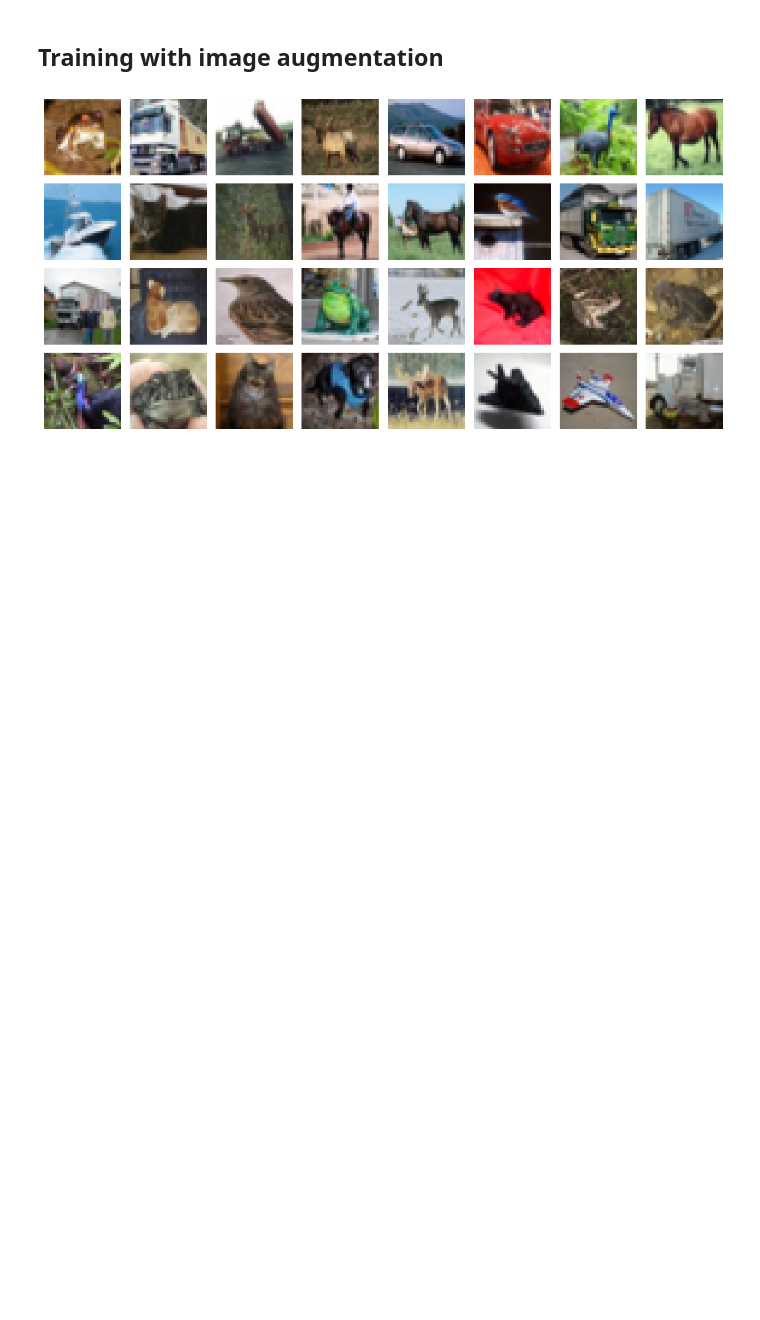
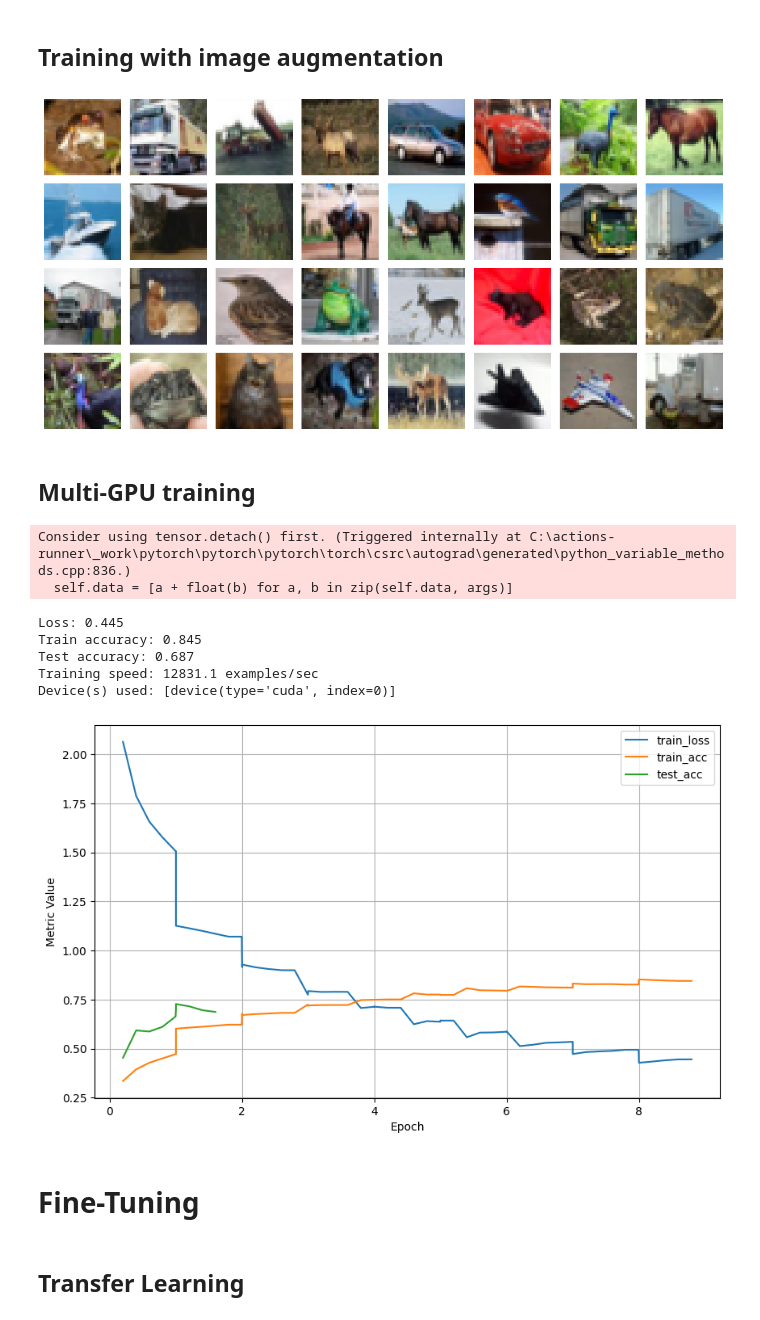
Before and after one commit to ishaanpaul98/Deep-Learning, a Jupyter notebook: Computer Vision/cv.ipynb, the cells around one changed output. Cells and saved outputs as stored; diff of their text form; code cells hidden in the pictures; blank space fills up the shorter version.

Commit message:
Completed transfer learning section

```diff
--- a/Computer Vision/cv.ipynb
+++ b/Computer Vision/cv.ipynb
@@ -94,3 +95,12 @@ train_augs = torchvision.transforms.Compose([
 
 test_augs = torchvision.transforms.Compose([
      torchvision.transforms.ToTensor()])
+# %%
+def load_cifar10(is_train, augs, batch_size):
+    dataset = torchvision.datasets.CIFAR10(root="data", train=is_train,
+                                           transform=augs, download=True)
+    dataloader = torch.utils.data.DataLoader(dataset, batch_size=batch_size,
+                    shuffle=is_train, num_workers=4)
+    return dataloader
+# %% [markdown]
+## Multi-GPU training
@@ -96,0 +257,41 @@ test_augs = torchvision.transforms.Compose([
+# %%
+devices = [torch.device(f'cuda:{i}') for i in range(torch.cuda.device_count())]
+
+def resnet18(num_classes, in_channels=3):
+    """Construct a ResNet-18 model."""
+    net = torchvision.models.resnet18(weights=None)
+    if in_channels != 3:
+        net.conv1 = nn.Conv2d(in_channels, 64, kernel_size=7, stride=2, padding=3, bias=False)
+    net.fc = nn.Linear(net.fc.in_features, num_classes)
+    return net
+
+def init_cnn(module):
+    """Initialize weights of Conv2D and Linear layers."""
+    if isinstance(module, (nn.Conv2d, nn.Linear)):
+        nn.init.xavier_uniform_(module.weight)
+# %%
+batch_size, devices, net = 256, devices, resnet18(10, 3)
+net.apply(init_cnn)
+
+def train_with_data_aug(train_augs, test_augs, net, lr=0.001):
+    train_iter = load_cifar10(True, train_augs, batch_size)
+    test_iter = load_cifar10(False, test_augs, batch_size)
+    loss = nn.CrossEntropyLoss(reduction="none")
+    trainer = torch.optim.Adam(net.parameters(), lr=lr)
+    net(next(iter(train_iter))[0])
+    train_ch13(net, train_iter, test_iter, loss, trainer, 10, devices)
+# %%
+train_with_data_aug(train_augs, test_augs, net)
+# %% [output]
+Consider using tensor.detach() first. (Triggered internally at C:\actions-runner\_work\pytorch\pytorch\pytorch\torch\csrc\autograd\generated\python_variable_methods.cpp:836.)
+  self.data = [a + float(b) for a, b in zip(self.data, args)]
+Loss: 0.445
+Train accuracy: 0.845
+Test accuracy: 0.687
+Training speed: 12831.1 examples/sec
+Device(s) used: [device(type='cuda', index=0)]
+[figure, added]
+# %% [markdown]
+# Fine-Tuning
+# %% [markdown]
+## Transfer Learning
```
Also changed, not shown: parts of 22 cells of this notebook, 1 other file.
